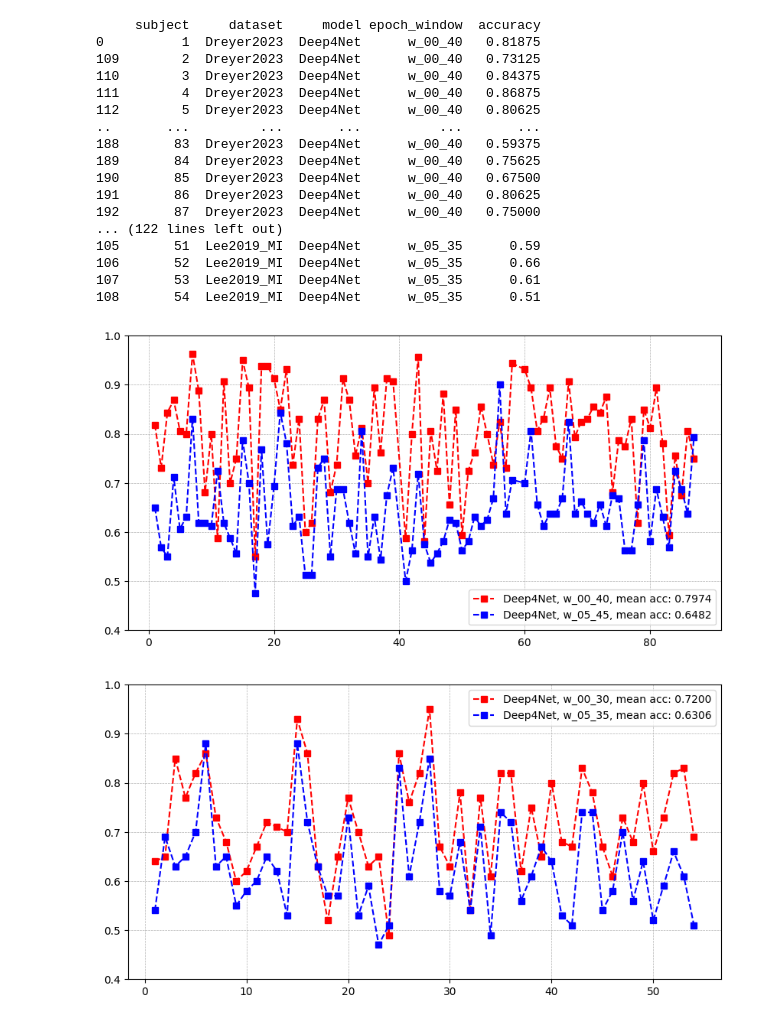
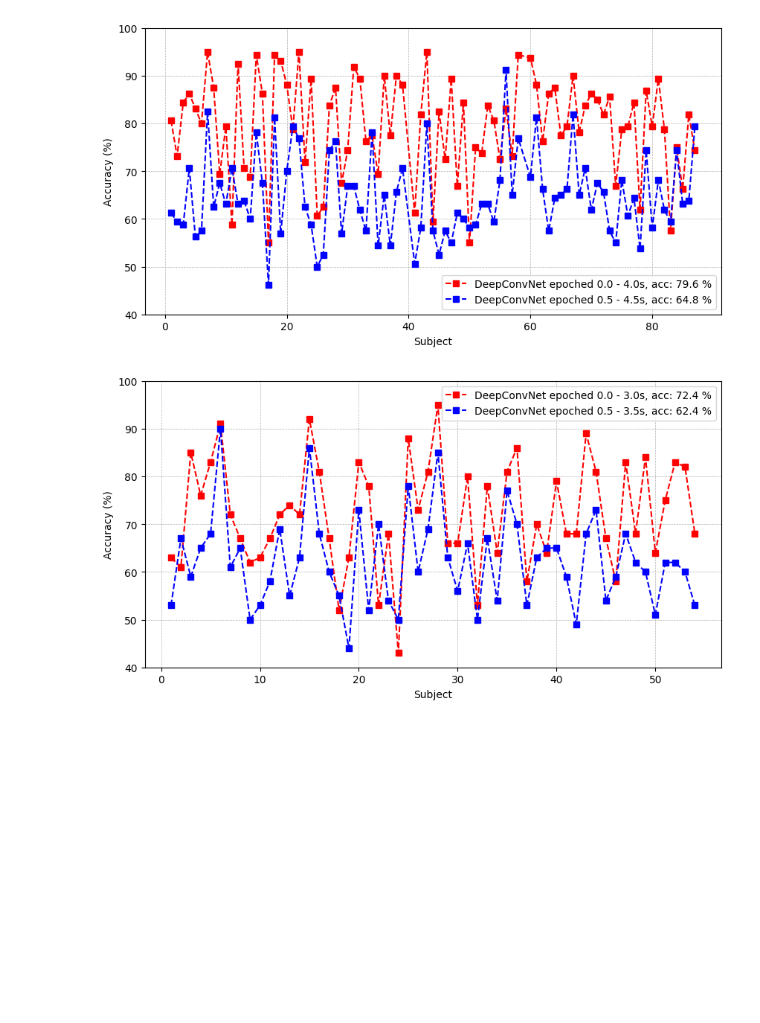
Before and after one commit to dtrocellier/MI_bci_epoch_window_influence, a Jupyter notebook: notebooks/plot_accuracy.ipynb, the cells around one changed output. Saved outputs shown, nothing was run; the diff lists cells and outputs as text; code cells hidden in the pictures; blank space fills up the shorter version.

```diff
--- a/notebooks/plot_accuracy.ipynb
+++ b/notebooks/plot_accuracy.ipynb
@@ -21,50 +22,47 @@ df
 278 rows × 5 columns
 # %%
+def win_name(window):
+    t1 = window.split("_")[1]
+    t2 = window.split("_")[2]
+    t1 = f"{t1[0]}.{t1[1]}"
+    t2 = f"{t2[0]}.{t2[1]}"
 
-def plot_accuracy(df, dataset, model, windows = ["w_00_40", "w_05_45"], colors=["red", "blue"], ax=None):
+    return float(t1), float(t2)
 
+
+def plot_accuracy(df, dataset, model, windows=["w_00_40", "w_05_45"], colors=["red", "blue"], ax=None):
     if ax is None:
         _, ax = plt.subplots()
 
     df = df[(df["dataset"] == dataset) & (df["model"] == model)]
-    #print(df)
+
     for window, color in zip(windows, colors):
         df_window = df[df["epoch_window"] == window]
-        print(df_window)
+
         df_window = df_window.sort_values("subject")
         mean_acc = df_window["accuracy"].mean()
-        #print(f"{window}: {mean_acc:.4f}")
-        #print(df_window)
-        ax.plot(df_window["subject"], df_window["accuracy"], marker = "s", linestyle="--", label=f"{model}, {window}, mean acc: {mean_acc:.4f}", color=color)
-    #df.plot(x="epoch_window", y="accuracy", kind="line")
 
-    ax.set_ylim([0.4, 1.0])
+        t1, t2 = win_name(window)
+
+        if model == "Deep4Net":
+            model_name = "DeepConvNet"
+
+        ax.plot(df_window["subject"], df_window["accuracy"] * 100, marker="s", linestyle="--",
+                label=f"{model_name} epoched {t1} - {t2}s, acc: {mean_acc * 100:.1f} %"
+                , color=color)
+
+    ax.set_ylim([40, 100])
     ax.legend()
     plt.grid(True, which='both', linestyle='--', linewidth=0.5)
+    ax.set_ylabel("Accuracy (%)")
+    ax.set_xlabel("Subject")
 
 
 fig, ax = plt.subplots(figsize=(10, 5))
 plot_accuracy(df, dataset="Dreyer2023", model="Deep4Net", ax=ax)
 
 fig, ax = plt.subplots(figsize=(10, 5))
 plot_accuracy(df, dataset="Lee2019_MI", model="Deep4Net", windows=["w_00_30", "w_05_35"], ax=ax)
 # %% [output]
-     subject     dataset     model epoch_window  accuracy
-0          1  Dreyer2023  Deep4Net      w_00_40   0.81875
-109        2  Dreyer2023  Deep4Net      w_00_40   0.73125
-110        3  Dreyer2023  Deep4Net      w_00_40   0.84375
-111        4  Dreyer2023  Deep4Net      w_00_40   0.86875
-112        5  Dreyer2023  Deep4Net      w_00_40   0.80625
-..       ...         ...       ...          ...       ...
-188       83  Dreyer2023  Deep4Net      w_00_40   0.59375
-189       84  Dreyer2023  Deep4Net      w_00_40   0.75625
-190       85  Dreyer2023  Deep4Net      w_00_40   0.67500
-191       86  Dreyer2023  Deep4Net      w_00_40   0.80625
-192       87  Dreyer2023  Deep4Net      w_00_40   0.75000
-... (122 lines left out)
-105       51  Lee2019_MI  Deep4Net      w_05_35      0.59
-106       52  Lee2019_MI  Deep4Net      w_05_35      0.66
-107       53  Lee2019_MI  Deep4Net      w_05_35      0.61
-108       54  Lee2019_MI  Deep4Net      w_05_35      0.51
-[figure, old version]
+[figure, new version]
-[figure, old version]
+[figure, new version]
```
Also changed, not shown: parts of 2 cells of this notebook, 7 other files.
